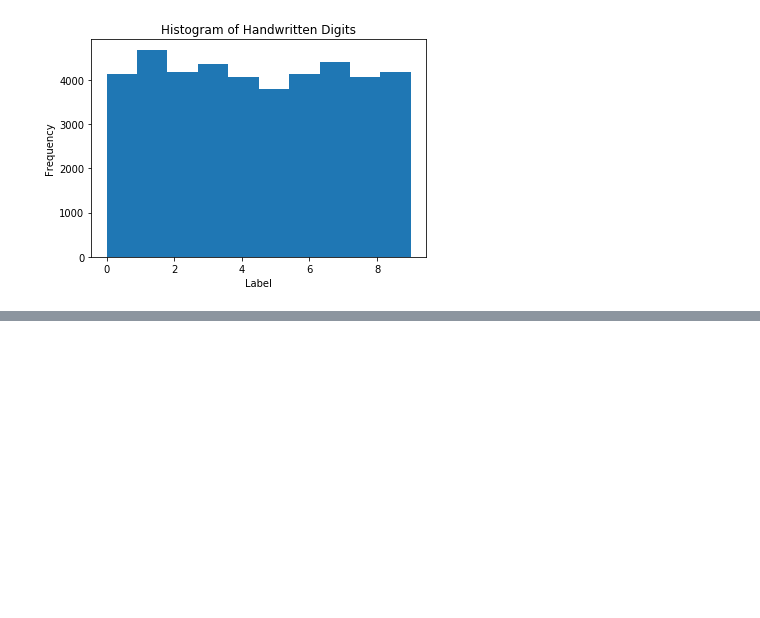
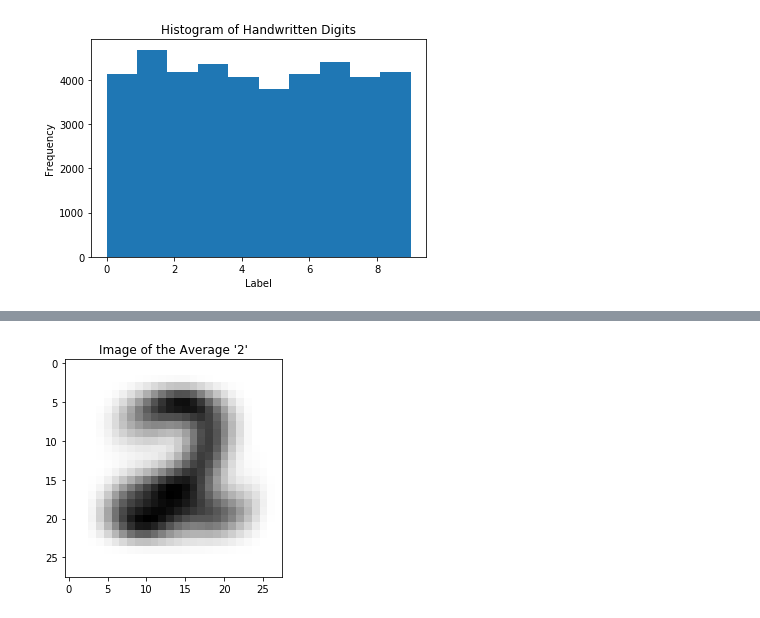
Before and after one commit to samers101/Samer-Shenouda, a Jupyter notebook: projects/final-project/03-exploratory-analysis/Final Project Digit Recognition EDA.ipynb, the cells around one changed output, grey strips where cells are left out. Saved outputs shown, nothing was run; the diff lists cells and outputs as text; code cells hidden in the pictures; blank space fills up the shorter version.

```diff
--- a/projects/final-project/03-exploratory-analysis/Final Project Digit Recognition EDA.ipynb
+++ b/projects/final-project/03-exploratory-analysis/Final Project Digit Recognition EDA.ipynb
@@ -60,0 +114,9 @@ TypeError: 'DataFrame' object is not callable
+# %%
+digits_2=data_training[data_training.label==2].mean()
+digits_2_nolabel=digits_2.drop(['label'])
+digits_2_array=digits_2_nolabel.values.reshape(28,28)
+plt.imshow(digits_2_array, cmap=plt.cm.gray_r, interpolation='nearest')
+plt.title("Image of the Average '2'")
+plt.show()
+# %% [output]
+[figure, added]
```
Also changed, not shown: parts of 16 cells of this notebook.
